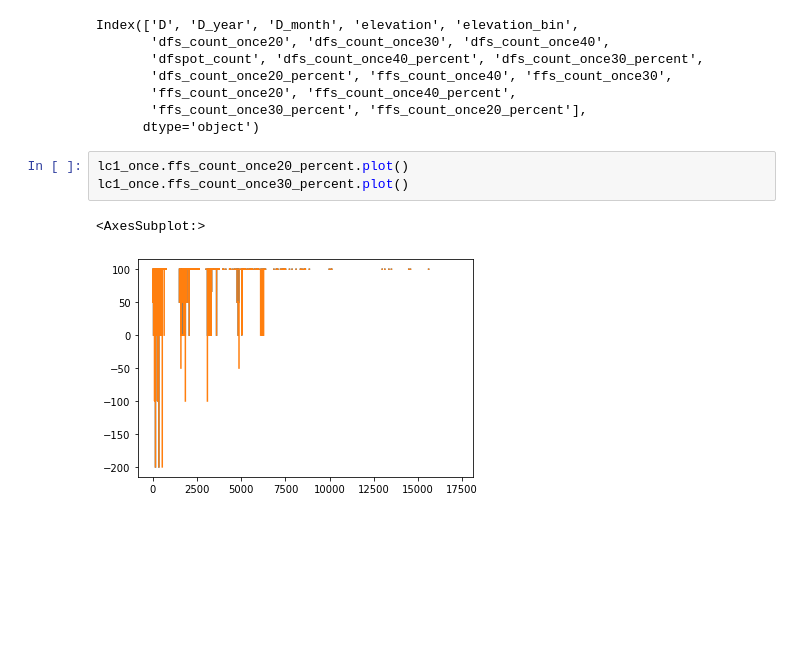
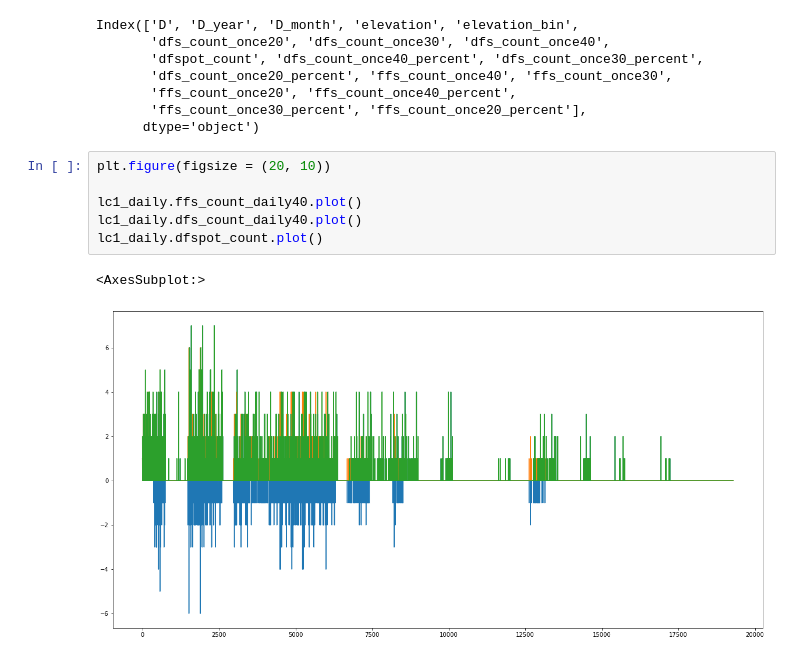
Before and after one commit to varyabazilova/sedcas_sediments_hma, a Jupyter notebook: 202406_modelruns/floods_per_month_plot.ipynb, the cells around one changed output. Saved outputs shown, nothing was run; the diff lists cells and outputs as text; blank space fills up the shorter version.

Commit message:
diff plots per event - ok

```diff
--- a/202406_modelruns/floods_per_month_plot.ipynb
+++ b/202406_modelruns/floods_per_month_plot.ipynb
@@ -265,8 +265,11 @@ Index(['D', 'D_year', 'D_month', 'elevation', 'elevation_bin',
        'ffs_count_once30_percent', 'ffs_count_once20_percent'],
       dtype='object')
 # %%
-lc1_once.ffs_count_once20_percent.plot()
-lc1_once.ffs_count_once30_percent.plot()
+plt.figure(figsize = (20, 10))
+
+lc1_daily.ffs_count_daily40.plot()
+lc1_daily.dfs_count_daily40.plot()
+lc1_daily.dfspot_count.plot()
 # %% [output]
 <AxesSubplot:>
-[figure, old version]
+[figure, new version]
```
Also changed, not shown: parts of 2 cells of this notebook, 3 other files.
